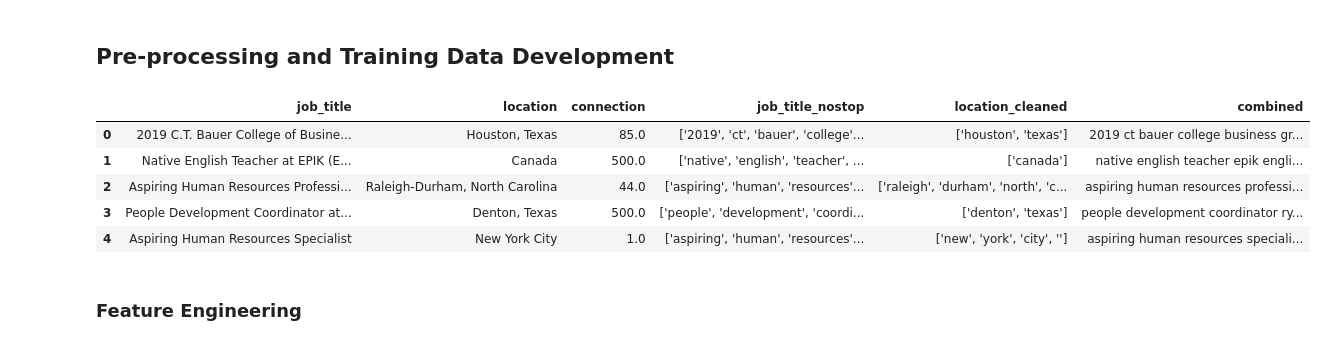
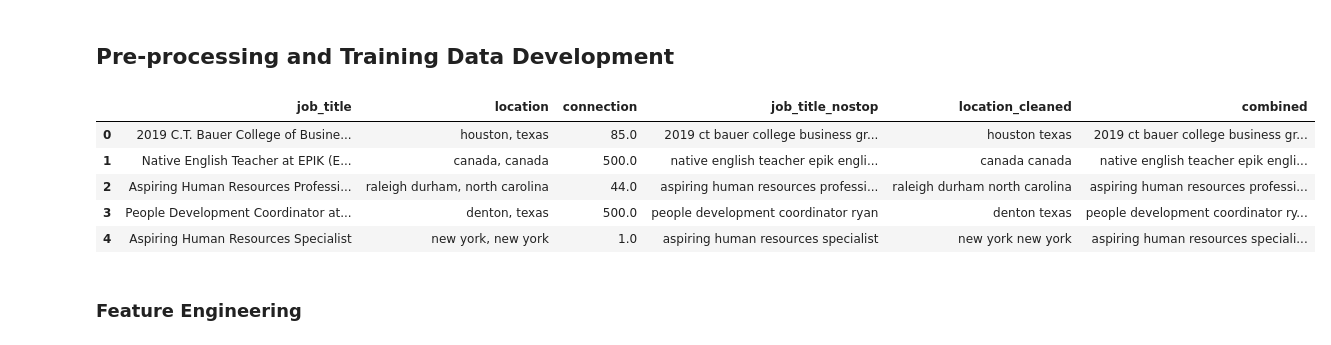
Before and after one commit to bjjv/Sb-DataScience-Mar21, a Jupyter notebook: CapstoneProject3/notebook/02_preprocessing_and_training_BinduJ.ipynb, the cells around one changed output. Saved outputs shown, nothing was run; the diff lists cells and outputs as text; code cells hidden in the pictures.

```diff
--- a/CapstoneProject3/notebook/02_preprocessing_and_training_BinduJ.ipynb
+++ b/CapstoneProject3/notebook/02_preprocessing_and_training_BinduJ.ipynb
@@ -13,17 +13,17 @@ from gensim.models.tfidfmodel import TfidfModel
 import warnings
 warnings.filterwarnings("ignore")
 # %%
-data = pd.read_csv('../data/data_cleaned_final.csv')
+data = pd.read_csv('../data/data_cleaned_3.csv')
 
 pd.set_option('display.max_colwidth',None)
 data.head()
 # %% [output]
 |  | job_title | location | connection | job_title_nostop | location_cleaned | combined |
-| 0 | 2019 C.T. Bauer College of Busine... | Houston, Texas | 85.0 | ['2019', 'ct', 'bauer', 'college'... | ['houston', 'texas'] | 2019 ct bauer college business gr... |
-| 1 | Native English Teacher at EPIK (E... | Canada | 500.0 | ['native', 'english', 'teacher', ... | ['canada'] | native english teacher epik engli... |
-| 2 | Aspiring Human Resources Professi... | Raleigh-Durham, North Carolina | 44.0 | ['aspiring', 'human', 'resources'... | ['raleigh', 'durham', 'north', 'c... | aspiring human resources professi... |
-| 3 | People Development Coordinator at... | Denton, Texas | 500.0 | ['people', 'development', 'coordi... | ['denton', 'texas'] | people development coordinator ry... |
-| 4 | Aspiring Human Resources Specialist | New York City | 1.0 | ['aspiring', 'human', 'resources'... | ['new', 'york', 'city', ''] | aspiring human resources speciali... |
+| 0 | 2019 C.T. Bauer College of Busine... | houston, texas | 85.0 | 2019 ct bauer college business gr... | houston texas | 2019 ct bauer college business gr... |
+| 1 | Native English Teacher at EPIK (E... | canada, canada | 500.0 | native english teacher epik engli... | canada canada | native english teacher epik engli... |
+| 2 | Aspiring Human Resources Professi... | raleigh durham, north carolina | 44.0 | aspiring human resources professi... | raleigh durham north carolina | aspiring human resources professi... |
+| 3 | People Development Coordinator at... | denton, texas | 500.0 | people development coordinator ryan | denton texas | people development coordinator ry... |
+| 4 | Aspiring Human Resources Specialist | new york, new york | 1.0 | aspiring human resources specialist | new york new york | aspiring human resources speciali... |
 # %% [markdown]
 ### Feature Engineering
 # %% [markdown]
```
Also changed, not shown: parts of 97 cells of this notebook.
